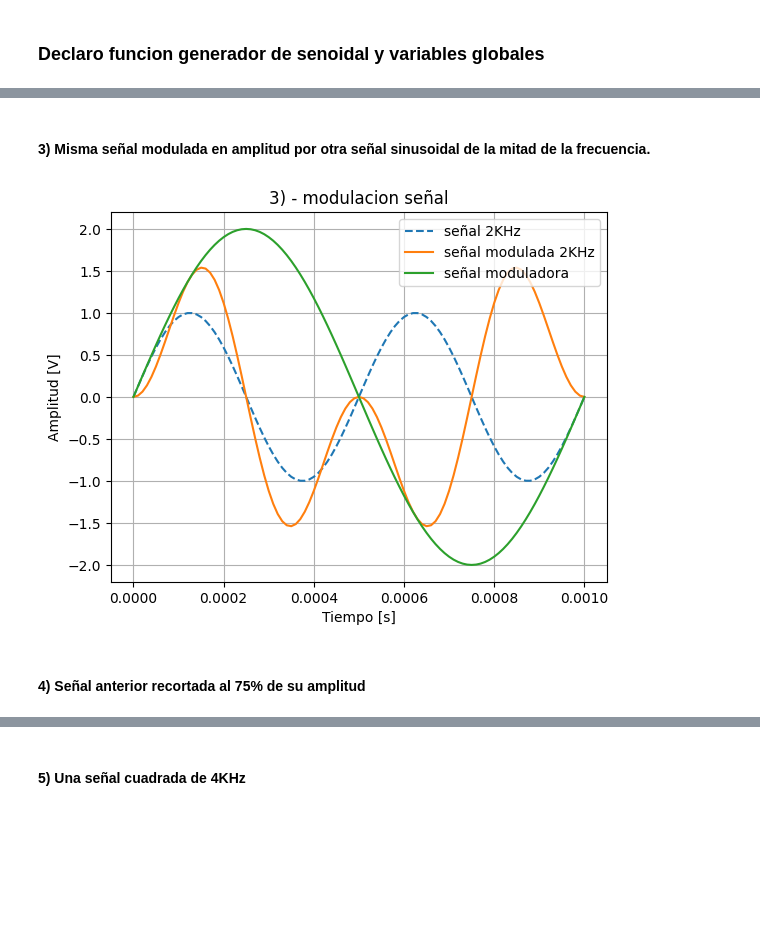
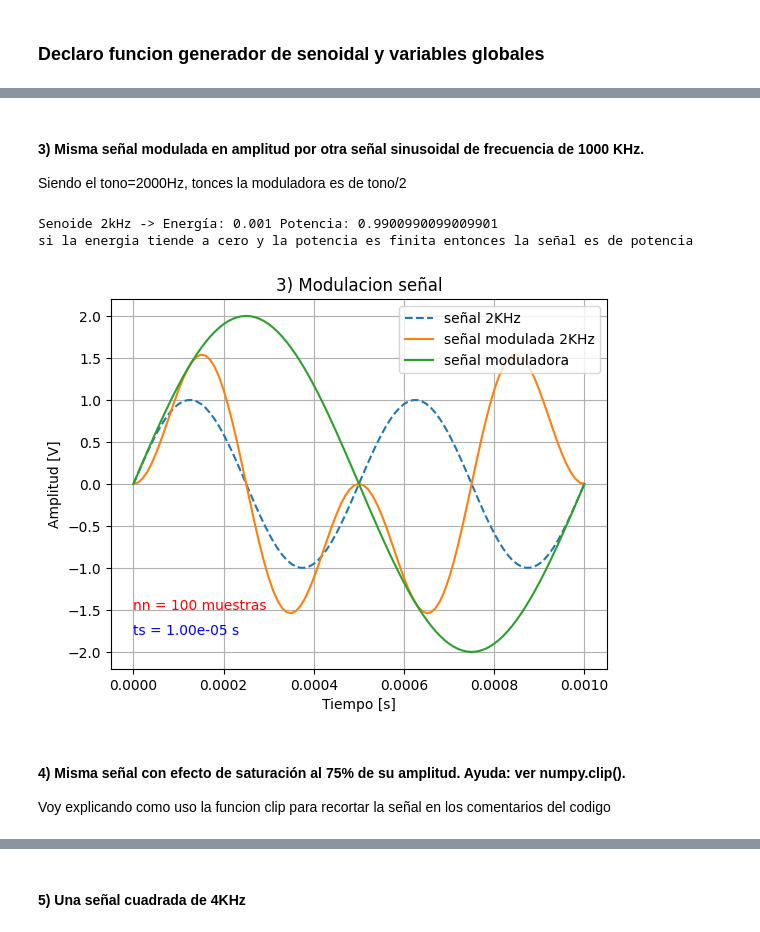
Before and after one commit to mariano1602/APS_2026, a Jupyter notebook: TS1_Mariano_Gonzalez.ipynb, the cells around one changed output, grey strips where cells are left out. Drawn from its saved outputs; the diff is of its cells as text; code cells hidden in the pictures; blank space fills up the shorter version.

```diff
--- a/TS1_Mariano_Gonzalez.ipynb
+++ b/TS1_Mariano_Gonzalez.ipynb
@@ -16,9 +16,20 @@ def mi_funcion_sen( vmax, dc, f0, ph, N, fs):
     xx=dc + vmax*np.sin(2*np.pi*f0*tt + ph)
     return tt,xx
 
+# %% funcion para calcular energia y potencia
+def calcular_energia_potencia(x, fss):
+    Ts = 1/fss
+    NN = len(x)
+    # Energía discreta
+    energia = np.sum(np.abs(x)**2) * Ts
+    # Potencia promedio
+    potencia = np.sum(np.abs(x)**2) / NN
+    return energia, potencia
+
 tono=2000 #f0
 fase= np.pi/2  #fase
 fss= 100000 #frecuencia de muestreo
+ts=1/fss
 nn=100 #muestra
 #nn=fss/tono # para ver un solo ciclo
 # %% [markdown]
@@ -45,28 +69,39 @@ plt.show()
 # %% [markdown]
-#### 3) Misma señal modulada en amplitud por otra señal sinusoidal de la mitad de la frecuencia.
+#### 3) Misma señal modulada en amplitud por otra señal sinusoidal de frecuencia de 1000 KHz.
+Siendo el tono=2000Hz, tonces la moduladora es de tono/2
 # %%
 #%%Misma señal (primera) modulada en amplitud por otra señal sinusoidal de la mitad de la frecuencia.
 f_mod = tono/2
 portadora=xx
 tt3, modu = mi_funcion_sen( vmax = 2, dc = 0, f0 = f_mod, ph=0,N=nn, fs = fss)
 
 AM= portadora*modu
+
+E3, P3 = calcular_energia_potencia(AM, fss)
+print("Modulada -> Energía:", E3, "Potencia:", P3)
+print("si la energia tiende a cero y la potencia es finita entonces la señal es de potencia")
+
 
 plt.figure(2)
 plt.clf()
 plt.grid()
 plt.plot(tt, xx, '--', label='señal 2KHz')
 plt.plot(tt, AM, label='señal modulada 2KHz')
 plt.plot(tt3, modu, label='señal moduladora')
 plt.ylabel('Amplitud [V]')
 plt.xlabel('Tiempo [s]')
-plt.title('3) - modulacion señal')
+plt.title('3) Modulacion señal')
+plt.text(0.000, -1.5, f"nn = {nn} muestras", fontsize=10, color="red")
+plt.text(0.000, -1.8, f"ts = {ts:.2e} s", fontsize=10, color="blue")
 plt.legend()
 plt.show()
 # %% [output]
+Senoide 2kHz -> Energía: 0.001 Potencia: 0.9900990099009901
+si la energia tiende a cero y la potencia es finita entonces la señal es de potencia
-[figure, old version]
+[figure, new version]
 # %% [markdown]
-#### 4) Señal anterior recortada al 75% de su amplitud
+#### 4) Misma señal con efecto de saturación al 75% de su amplitud. Ayuda: ver numpy.clip().
+Voy explicando como uso la funcion clip para recortar la señal en los comentarios del codigo
 # %%
 #%% 4) Señal anterior recortada al 75% de su amplitud
 
```
Also changed, not shown: parts of 6 cells of this notebook, 1 other file.
